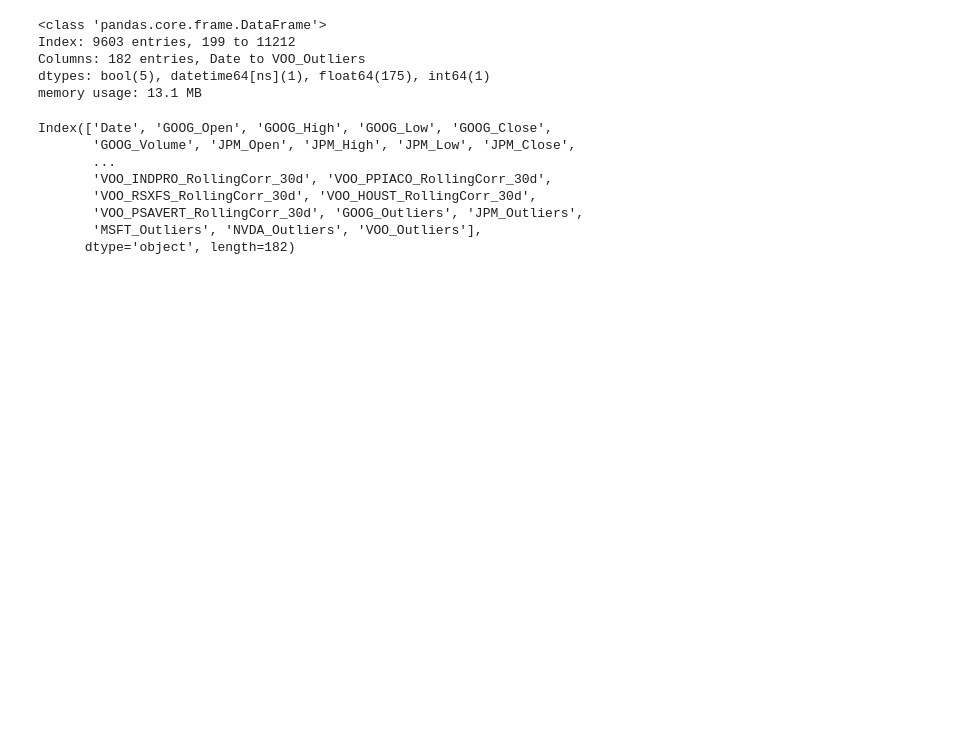
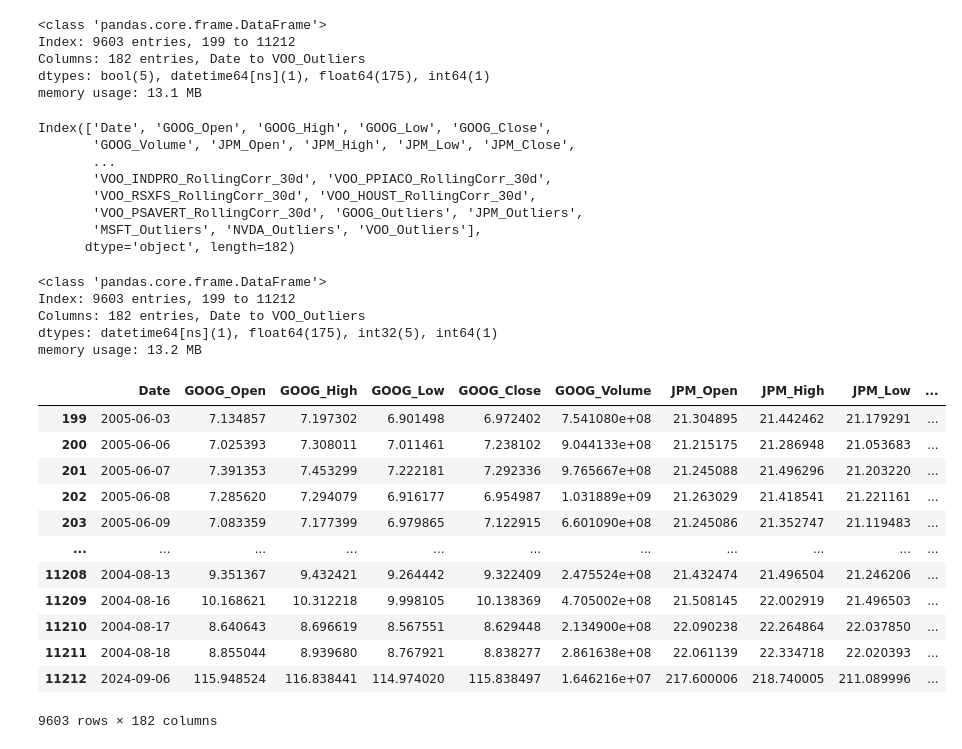
Before and after one commit to dhruvRj18/Risk_management_model, a Jupyter notebook: main.ipynb, the cells around one changed output. Drawn from its saved outputs; the diff is of its cells as text; code cells hidden in the pictures; blank space fills up the shorter version.

Commit message:
fix: bool to int

```diff
--- a/main.ipynb
+++ b/main.ipynb
@@ -288,6 +301,33 @@ Index(['Date', 'GOOG_Open', 'GOOG_High', 'GOOG_Low', 'GOOG_Close',
        'VOO_PSAVERT_RollingCorr_30d', 'GOOG_Outliers', 'JPM_Outliers',
        'MSFT_Outliers', 'NVDA_Outliers', 'VOO_Outliers'],
       dtype='object', length=182)
+# %%
+boolean_columns = full_df_imputed.select_dtypes(include='bool').columns
+full_df_imputed[boolean_columns] = full_df_imputed[boolean_columns].astype(int)
+# %%
+full_df_imputed.info()
+# %% [output]
+<class 'pandas.core.frame.DataFrame'>
+Index: 9603 entries, 199 to 11212
+Columns: 182 entries, Date to VOO_Outliers
+dtypes: datetime64[ns](1), float64(175), int32(5), int64(1)
+memory usage: 13.2 MB
+# %%
+full_df_imputed
+# %% [output]
+|  | Date | GOOG_Open | GOOG_High | GOOG_Low | GOOG_Close | GOOG_Volume | JPM_Open | JPM_High | JPM_Low | ... |
+| 199 | 2005-06-03 | 7.134857 | 7.197302 | 6.901498 | 6.972402 | 7.541080e+08 | 21.304895 | 21.442462 | 21.179291 | ... |
+| 200 | 2005-06-06 | 7.025393 | 7.308011 | 7.011461 | 7.238102 | 9.044133e+08 | 21.215175 | 21.286948 | 21.053683 | ... |
+| 201 | 2005-06-07 | 7.391353 | 7.453299 | 7.222181 | 7.292336 | 9.765667e+08 | 21.245088 | 21.496296 | 21.203220 | ... |
+| 202 | 2005-06-08 | 7.285620 | 7.294079 | 6.916177 | 6.954987 | 1.031889e+09 | 21.263029 | 21.418541 | 21.221161 | ... |
+| 203 | 2005-06-09 | 7.083359 | 7.177399 | 6.979865 | 7.122915 | 6.601090e+08 | 21.245086 | 21.352747 | 21.119483 | ... |
+| ... | ... | ... | ... | ... | ... | ... | ... | ... | ... | ... |
+| 11208 | 2004-08-13 | 9.351367 | 9.432421 | 9.264442 | 9.322409 | 2.475524e+08 | 21.432474 | 21.496504 | 21.246206 | ... |
+| 11209 | 2004-08-16 | 10.168621 | 10.312218 | 9.998105 | 10.138369 | 4.705002e+08 | 21.508145 | 22.002919 | 21.496503 | ... |
+| 11210 | 2004-08-17 | 8.640643 | 8.696619 | 8.567551 | 8.629448 | 2.134900e+08 | 22.090238 | 22.264864 | 22.037850 | ... |
+| 11211 | 2004-08-18 | 8.855044 | 8.939680 | 8.767921 | 8.838277 | 2.861638e+08 | 22.061139 | 22.334718 | 22.020393 | ... |
+| 11212 | 2024-09-06 | 115.948524 | 116.838441 | 114.974020 | 115.838497 | 1.646216e+07 | 217.600006 | 218.740005 | 211.089996 | ... |
+9603 rows × 182 columns
 # %%
 from sklearn.preprocessing import StandardScaler
 
```
Also changed, not shown: parts of 12 cells of this notebook, 4 other files.
